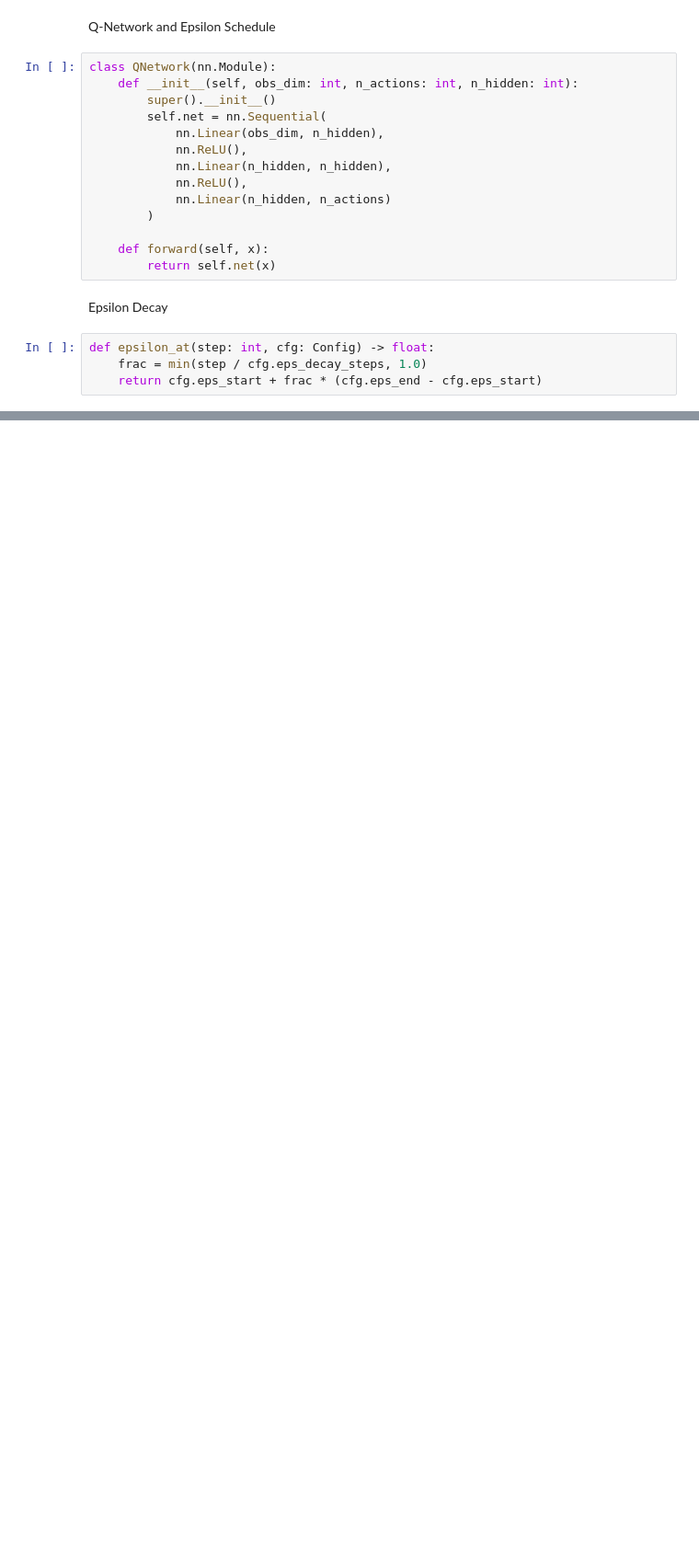
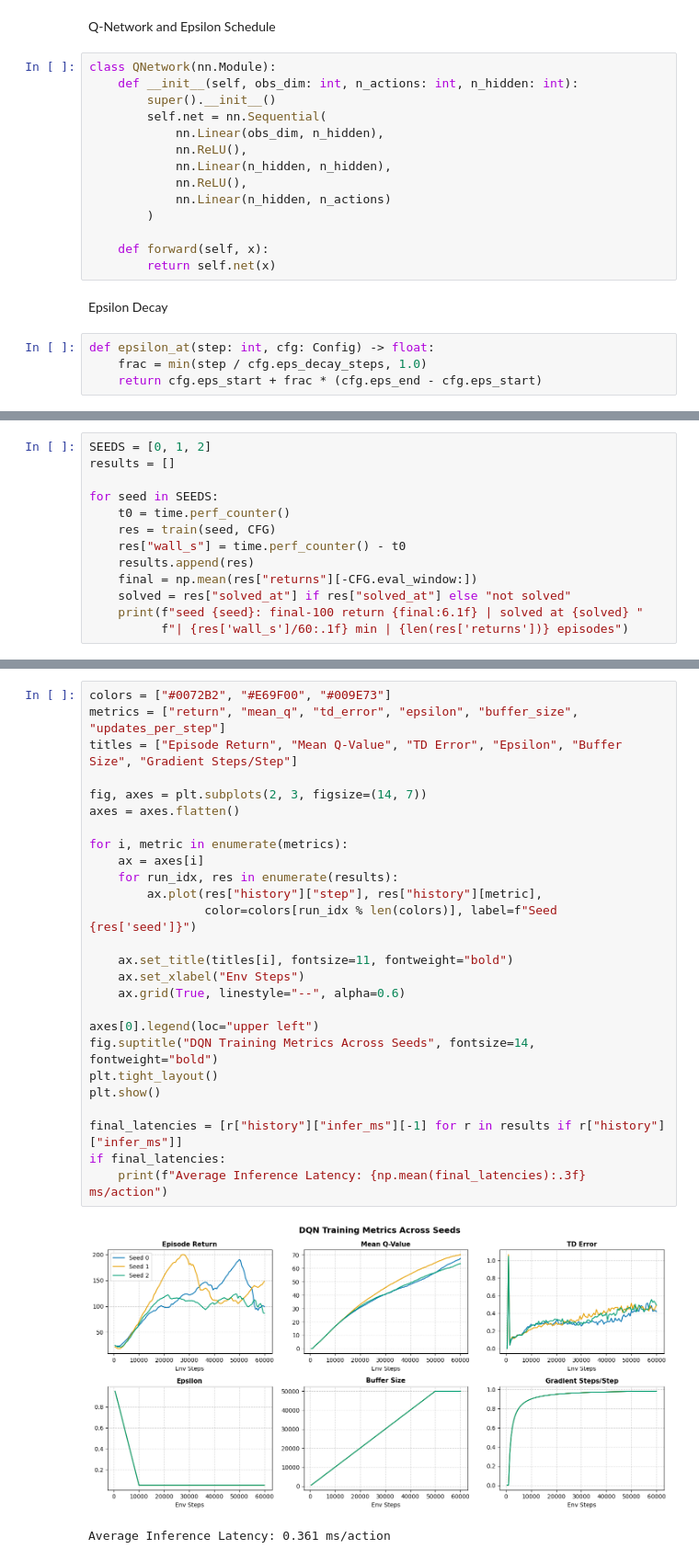
Before and after one commit to Bukunmi2108/ml-journey, a Jupyter notebook: research/world_models/wm1_dqn_cartpole.ipynb, the cells around one changed output, grey strips where cells are left out. Shown at 92% size. Saved outputs shown, nothing was run; the diff lists cells and outputs as text; blank space fills up the shorter version.

```diff
--- a/research/world_models/wm1_dqn_cartpole.ipynb
+++ b/research/world_models/wm1_dqn_cartpole.ipynb
@@ -98,0 +196,13 @@ def epsilon_at(step: int, cfg: Config) -> float:
+# %%
+SEEDS = [0, 1, 2]
+results = []
+
+for seed in SEEDS:
+    t0 = time.perf_counter()
+    res = train(seed, CFG)
+    res["wall_s"] = time.perf_counter() - t0
+    results.append(res)
+    final = np.mean(res["returns"][-CFG.eval_window:])
+    solved = res["solved_at"] if res["solved_at"] else "not solved"
+    print(f"seed {seed}: final-100 return {final:6.1f} | solved at {solved} "
+          f"| {res['wall_s']/60:.1f} min | {len(res['returns'])} episodes")
@@ -98,0 +213,29 @@ def epsilon_at(step: int, cfg: Config) -> float:
+# %%
+colors = ["#0072B2", "#E69F00", "#009E73"]
+metrics = ["return", "mean_q", "td_error", "epsilon", "buffer_size", "updates_per_step"]
+titles = ["Episode Return", "Mean Q-Value", "TD Error", "Epsilon", "Buffer Size", "Gradient Steps/Step"]
+
+fig, axes = plt.subplots(2, 3, figsize=(14, 7))
+axes = axes.flatten()
+
+for i, metric in enumerate(metrics):
+    ax = axes[i]
+    for run_idx, res in enumerate(results):
+        ax.plot(res["history"]["step"], res["history"][metric],
+                color=colors[run_idx % len(colors)], label=f"Seed {res['seed']}")
+
+    ax.set_title(titles[i], fontsize=11, fontweight="bold")
+    ax.set_xlabel("Env Steps")
+    ax.grid(True, linestyle="--", alpha=0.6)
+
+axes[0].legend(loc="upper left")
+fig.suptitle("DQN Training Metrics Across Seeds", fontsize=14, fontweight="bold")
+plt.tight_layout()
+plt.show()
+
+final_latencies = [r["history"]["infer_ms"][-1] for r in results if r["history"]["infer_ms"]]
+if final_latencies:
+    print(f"Average Inference Latency: {np.mean(final_latencies):.3f} ms/action")
+# %% [output]
+[figure, added]
+Average Inference Latency: 0.361 ms/action
```
Also changed, not shown: parts of 3 cells of this notebook.
